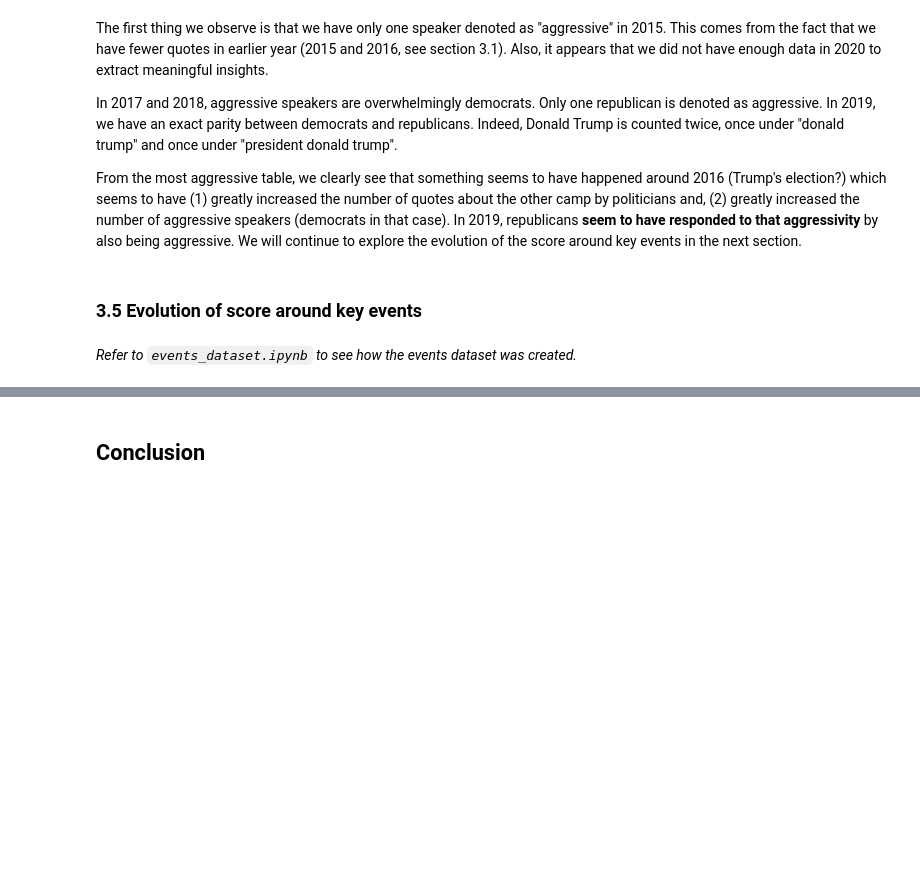
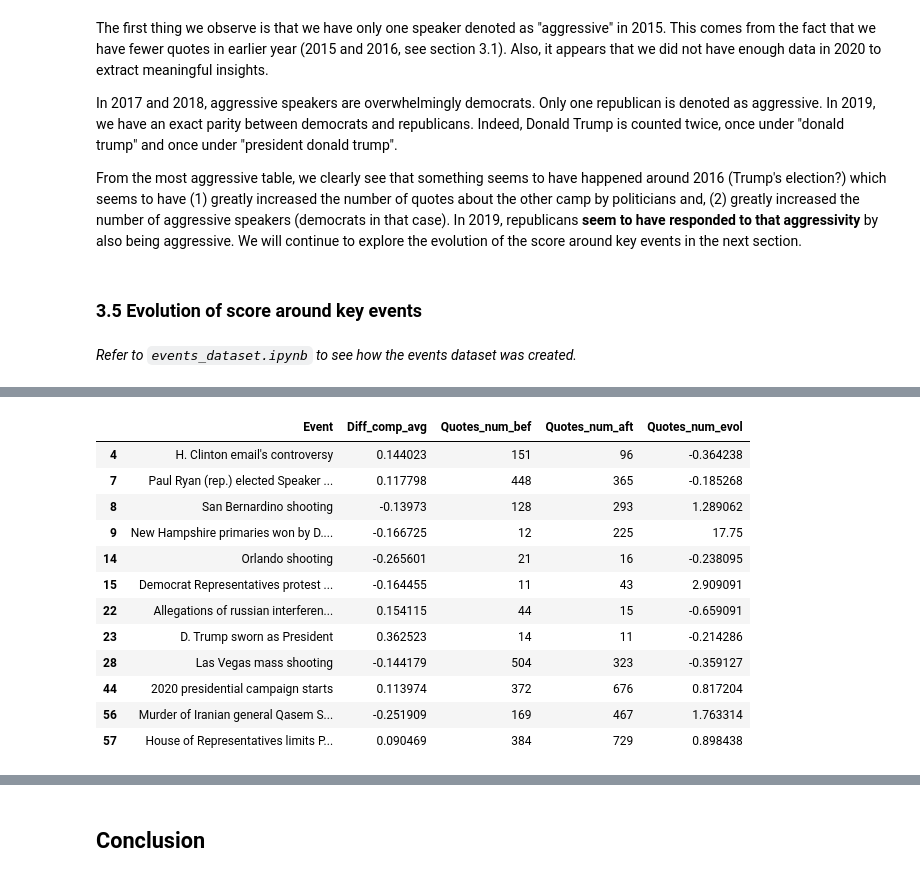
Before and after one commit to epfl-ada/ada-2021-project-apa, a Jupyter notebook: sentiment_eda.ipynb, the cells around one changed output, grey strips where cells are left out. Drawn from its saved outputs; the diff is of its cells as text; code cells hidden in the pictures; blank space fills up the shorter version.

```diff
--- a/sentiment_eda.ipynb
+++ b/sentiment_eda.ipynb
@@ -735,0 +783,42 @@ _Refer to `events_dataset.ipynb` to see how the events dataset was created._
+# %%
+# Empty tables
+cols = ['Event', 'Compound_avg', 'Compound_avg_bef', 'Compound_avg_aft', 'Diff_comp_avg', 'Quotes_num', 'Quotes_num_bef', 'Quotes_num_aft', 'Quotes_num_evol']
+sum_all = pd.DataFrame(columns=cols, index=range(len(events.date)-3))
+sum_rep = pd.DataFrame(columns=cols, index=range(len(events.date)-3))
+sum_dem = pd.DataFrame(columns=cols, index=range(len(events.date)-3))
+
+# Fill tables
+i = 0
+for key_event in events.date[0:58]:
+
+    sum_all['Event'][i] = events[events['date'] == key_event]['short_desc'][i]
+    sum_all['Compound_avg'][i] = df[(df['date'] <= (key_event + timedelta(weeks=1))) & (df['date'] > (key_event - timedelta(weeks=1)))]['compound'].mean()
+    sum_all['Compound_avg_bef'][i] = df[(df['date'] >= (key_event - timedelta(weeks=1))) & (df['date'] <= key_event)]['compound'].mean()
+    sum_all['Compound_avg_aft'][i] = df[(df['date'] <= (key_event + timedelta(weeks=1))) & (df['date'] > key_event)]['compound'].mean()
+    sum_all['Diff_comp_avg'][i] = sum_all['Compound_avg_aft'][i] - sum_all['Compound_avg_bef'][i]
+    sum_all['Quotes_num'][i] = len(df[(df['date'] <= (key_event + timedelta(weeks=1))) & (df['date'] >= (key_event - timedelta(weeks=1)))]['compound'])
+    sum_all['Quotes_num_bef'][i] = len(df[(df['date'] >= (key_event - timedelta(weeks=1))) & (df['date'] <= key_event)]['compound'])
+    sum_all['Quotes_num_aft'][i] = len(df[(df['date'] <= (key_event + timedelta(weeks=1))) & (df['date'] > key_event)]['compound'])
+    sum_all['Quotes_num_evol'][i] = (sum_all['Quotes_num_aft'][i] - sum_all['Quotes_num_bef'][i]) / sum_all['Quotes_num_bef'][i]
+
+    sum_rep['Event'][i] = events[events['date'] == key_event]['short_desc'][i]
+    sum_rep['Compound_avg'][i] = df_rep[(df_rep['date'] <= (key_event + timedelta(weeks=1))) & (df_rep['date'] > (key_event - timedelta(weeks=1)))]['compound'].mean()
+    sum_rep['Compound_avg_bef'][i] = df_rep[(df_rep['date'] >= (key_event - timedelta(weeks=1))) & (df_rep['date'] <= key_event)]['compound'].mean()
+    sum_rep['Compound_avg_aft'][i] = df_rep[(df_rep['date'] <= (key_event + timedelta(weeks=1))) & (df_rep['date'] > key_event)]['compound'].mean()
+    sum_rep['Diff_comp_avg'][i] = sum_rep['Compound_avg_aft'][i] - sum_rep['Compound_avg_bef'][i]
+    sum_rep['Quotes_num'][i] = len(df_rep[(df_rep['date'] <= (key_event + timedelta(weeks=1))) & (df_rep['date'] >= (key_event - timedelta(weeks=1)))]['compound'])
+    sum_rep['Quotes_num_bef'][i] = len(df_rep[(df_rep['date'] >= (key_event - timedelta(weeks=1))) & (df_rep['date'] <= key_event)]['compound'])
+    sum_rep['Quotes_num_aft'][i] = len(df_rep[(df_rep['date'] <= (key_event + timedelta(weeks=1))) & (df_rep['date'] > key_event)]['compound'])
+    sum_rep['Quotes_num_evol'][i] = (sum_rep['Quotes_num_aft'][i] - sum_rep['Quotes_num_bef'][i]) / sum_rep['Quotes_num_bef'][i]
+
+    sum_dem['Event'][i] = events[events['date'] == key_event]['short_desc'][i]
+    sum_dem['Compound_avg'][i] = df_dem[(df_dem['date'] <= (key_event + timedelta(weeks=1))) & (df_dem['date'] > (key_event - timedelta(weeks=1)))]['compound'].mean()
+    sum_dem['Compound_avg_bef'][i] = df_dem[(df_dem['date'] >= (key_event - timedelta(weeks=1))) & (df_dem['date'] <= key_event)]['compound'].mean()
+    sum_dem['Compound_avg_aft'][i] = df_dem[(df_dem['date'] <= (key_event + timedelta(weeks=1))) & (df_dem['date'] > key_event)]['compound'].mean()
+    sum_dem['Diff_comp_avg'][i] = sum_dem['Compound_avg_aft'][i] - sum_dem['Compound_avg_bef'][i]
+    sum_dem['Quotes_num'][i] = len(df_dem[(df_dem['date'] <= (key_event + timedelta(weeks=1))) & (df_dem['date'] >= (key_event - timedelta(weeks=1)))]['compound'])
+    sum_dem['Quotes_num_bef'][i] = len(df_dem[(df_dem['date'] >= (key_event - timedelta(weeks=1))) & (df_dem['date'] <= key_event)]['compound'])
+    sum_dem['Quotes_num_aft'][i] = len(df_dem[(df_dem['date'] <= (key_event + timedelta(weeks=1))) & (df_dem['date'] > key_event)]['compound'])
+    sum_dem['Quotes_num_evol'][i] = (sum_dem['Quotes_num_aft'][i] - sum_dem['Quotes_num_bef'][i]) / sum_dem['Quotes_num_bef'][i]
+
+    i += 1
@@ -735,0 +922,16 @@ _Refer to `events_dataset.ipynb` to see how the events dataset was created._
+# %%
+sum_all[(sum_all.iloc[:,4] >= sum_all.iloc[:,4].quantile(0.9)) | (sum_all.iloc[:,4] <= sum_all.iloc[:,4].quantile(0.1))].iloc[:,[0,4,6,7,8]]
+# %% [output]
+|  | Event | Diff_comp_avg | Quotes_num_bef | Quotes_num_aft | Quotes_num_evol |
+| 4 | H. Clinton email's controversy | 0.144023 | 151 | 96 | -0.364238 |
+| 7 | Paul Ryan (rep.) elected Speaker ... | 0.117798 | 448 | 365 | -0.185268 |
+| 8 | San Bernardino shooting | -0.13973 | 128 | 293 | 1.289062 |
+| 9 | New Hampshire primaries won by D.... | -0.166725 | 12 | 225 | 17.75 |
+| 14 | Orlando shooting | -0.265601 | 21 | 16 | -0.238095 |
+| 15 | Democrat Representatives protest ... | -0.164455 | 11 | 43 | 2.909091 |
+| 22 | Allegations of russian interferen... | 0.154115 | 44 | 15 | -0.659091 |
+| 23 | D. Trump sworn as President | 0.362523 | 14 | 11 | -0.214286 |
+| 28 | Las Vegas mass shooting | -0.144179 | 504 | 323 | -0.359127 |
+| 44 | 2020 presidential campaign starts | 0.113974 | 372 | 676 | 0.817204 |
+| 56 | Murder of Iranian general Qasem S... | -0.251909 | 169 | 467 | 1.763314 |
+| 57 | House of Representatives limits P... | 0.090469 | 384 | 729 | 0.898438 |
```
Also changed, not shown: parts of 38 cells of this notebook.
